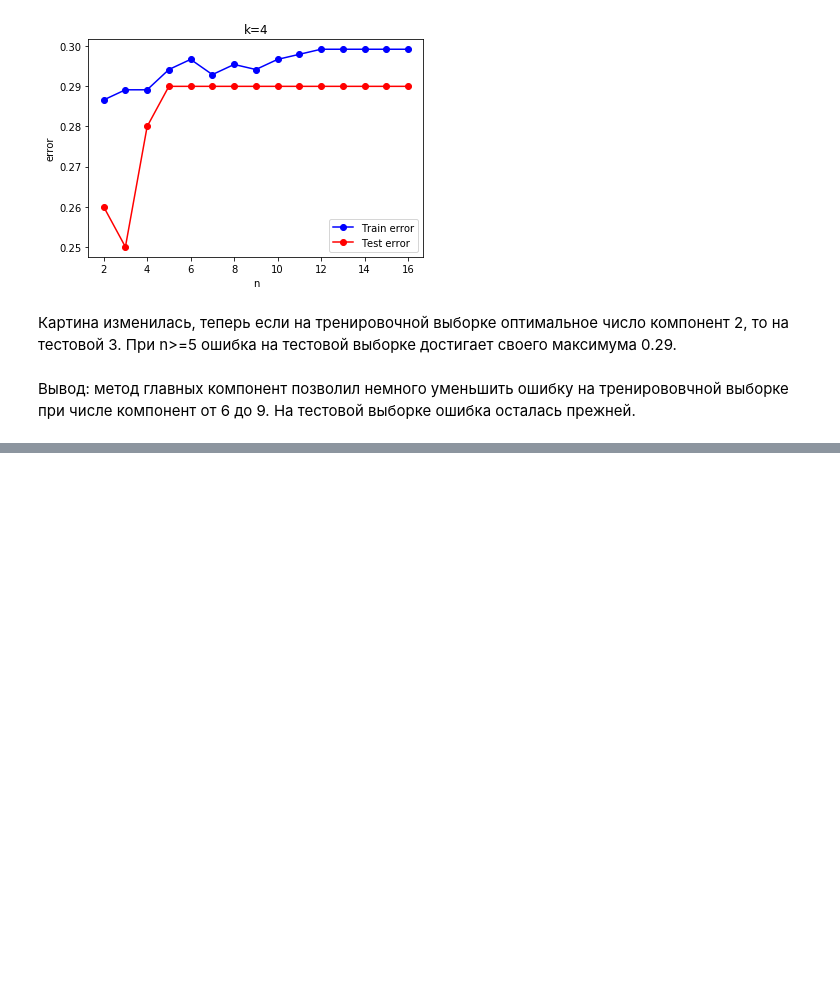
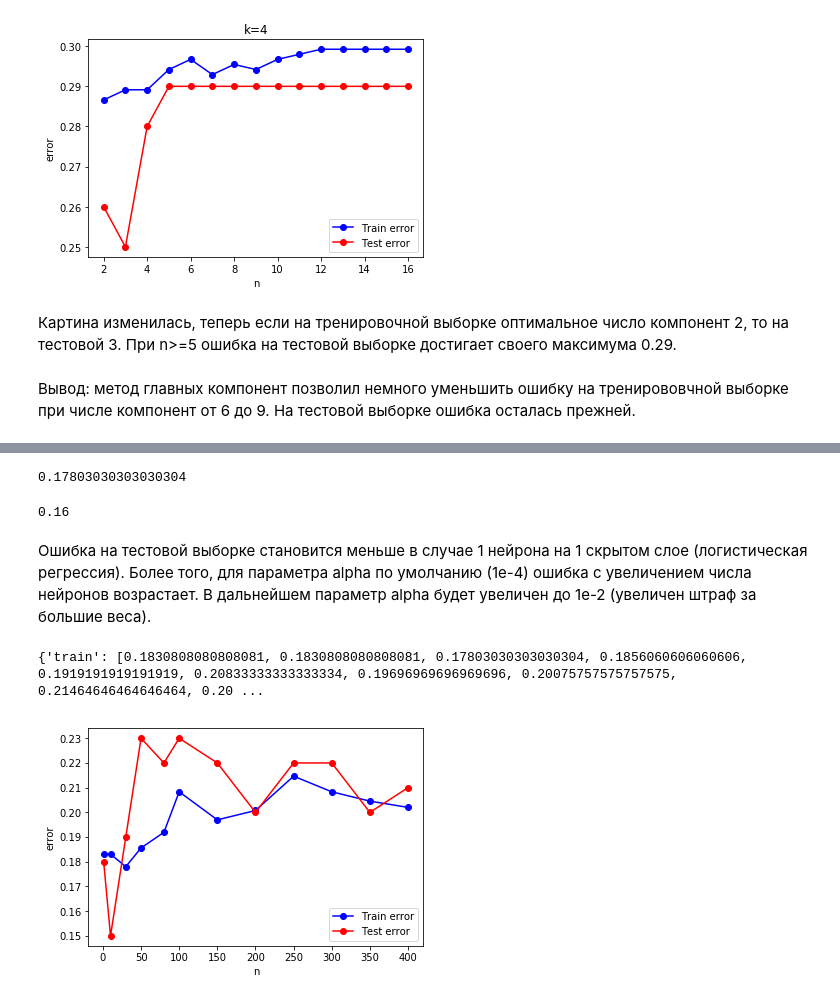
Before and after one commit to PanovaElena/MachineLearning, a Jupyter notebook: task_10.10.19.ipynb, the cells around one changed output, grey strips where cells are left out. Cells and saved outputs as stored; diff of their text form; code cells hidden in the pictures; blank space fills up the shorter version.

```diff
--- a/task_10.10.19.ipynb
+++ b/task_10.10.19.ipynb
@@ -390,0 +429,45 @@ plt.show()
+# %%
+y_train_predict_mlp = mlp.predict(X_train)
+err_train_mlp = np.mean(y_train != y_train_predict_mlp)
+print(err_train_mlp)
+# %% [output]
+0.17803030303030304
+# %%
+y_test_predict_mlp = mlp.predict(X_test)
+err_test_mlp = np.mean(y_test != y_test_predict_mlp)
+print(err_test_mlp)
+# %% [output]
+0.16
+# %% [markdown]
+Ошибка на тестовой выборке становится меньше в случае 1 нейрона на 1 скрытом слое (логистическая регрессия). Более того, для параметра alpha по умолчанию (1e-4) ошибка с увеличением числа нейронов возрастает. В дальнейшем параметр alpha будет увеличен до 1e-2 (увеличен штраф за большие веса).
+# %%
+neurons = [1, 10, 30, 50, 80, 100, 150, 200, 250, 300, 350, 400]
+
+def computeErrorMLP(alpha = 1e-2):
+    error = {'train':[], 'test':[]}
+
+    for n in neurons:
+        mlp = MLPClassifier(alpha=alpha, hidden_layer_sizes = (n,), solver = 'lbfgs', activation = 'logistic', random_state = 42)
+        mlp.fit(X_train, y_train)
+
+        y_train_predict_mlp = mlp.predict(X_train)
+        y_test_predict_mlp = mlp.predict(X_test)
+
+        error['train'].append(np.mean(y_train != y_train_predict_mlp))
+        error['test'].append(np.mean(y_test != y_test_predict_mlp))
+
+    return error
+# %%
+error = computeErrorMLP()
+print(error)
+# %% [output]
+{'train': [0.1830808080808081, 0.1830808080808081, 0.17803030303030304, 0.1856060606060606, 0.1919191919191919, 0.20833333333333334, 0.19696969696969696, 0.20075757575757575, 0.21464646464646464, 0.20 ...
+# %%
+plt.plot(neurons, error['train'], '-ob', label="Train error")
+plt.plot(neurons, error['test'], '-or', label="Test error")
+plt.xlabel('n')
+plt.ylabel('error')
+plt.legend()
+plt.show()
+# %% [output]
+[figure, added]
```
Also changed, not shown: parts of 41 cells of this notebook.
